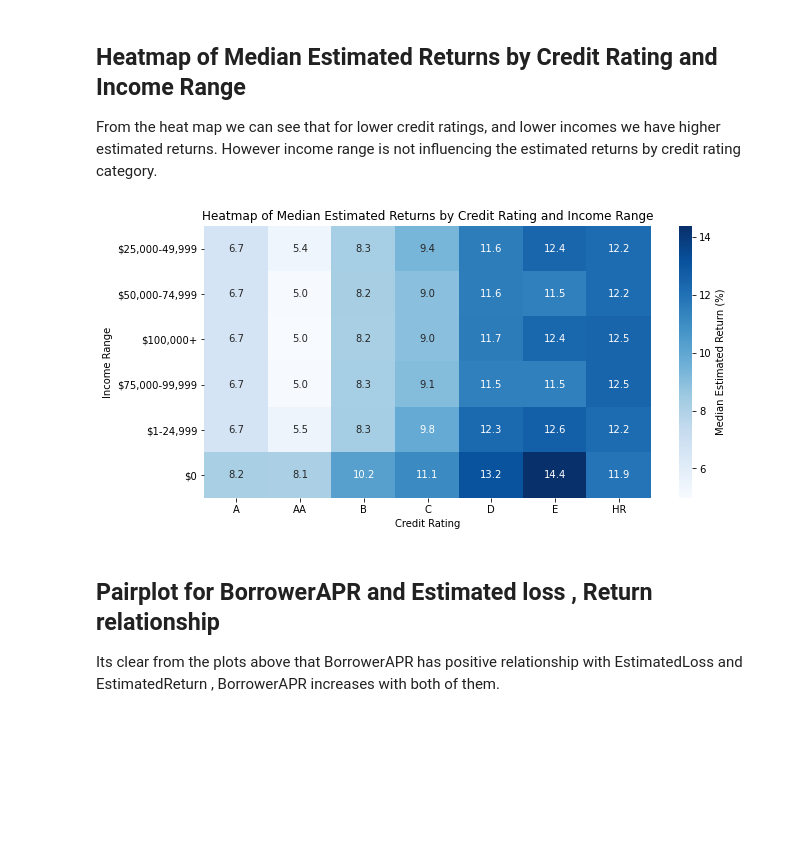
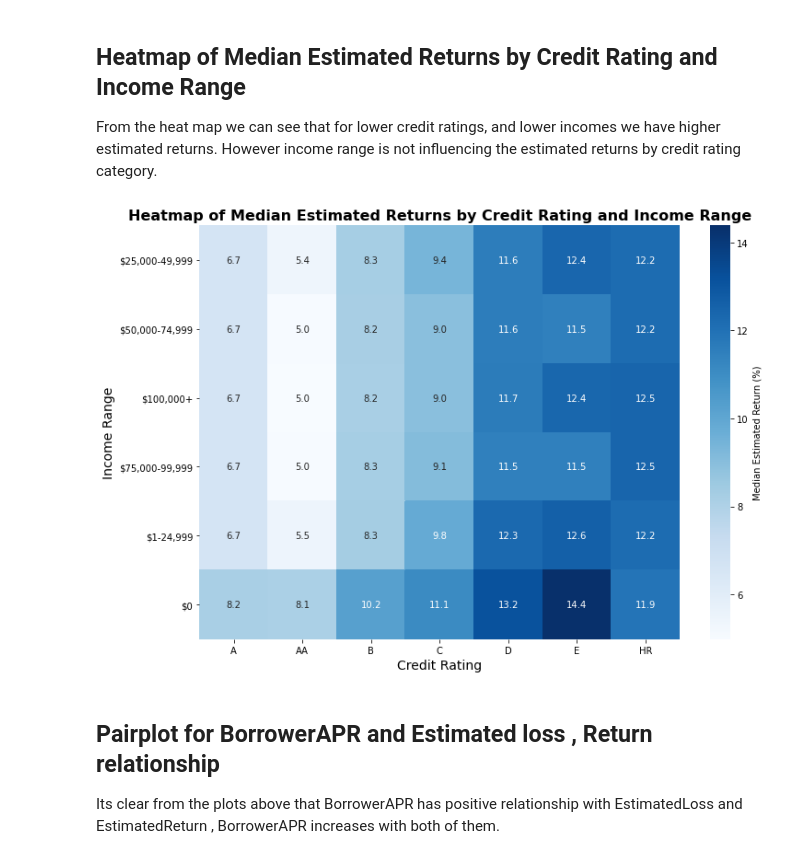
Before and after one commit to ujwalakale/prosper-loan-dataset-findings, a Jupyter notebook: slide_deck_template.ipynb, the cells around one changed output. Drawn from its saved outputs; the diff is of its cells as text; code cells hidden in the pictures; blank space fills up the shorter version.

```diff
--- a/slide_deck_template.ipynb
+++ b/slide_deck_template.ipynb
@@ -123,18 +122,18 @@ g.fig.suptitle("BorrowerAPR and LoanOriginalAmount relation with categorical Ter
 
 From the heat map we can see that for lower credit ratings, and lower incomes we have higher estimated returns. However income range is not influencing the estimated returns by credit rating category.
 # %%
-plt.figure(figsize = [10,5])
+plt.figure(figsize =  [11.69, 8.27])
 
 cat_med = df.groupby(['ProsperRatingCombined', 'IncomeRange']).median()['EstimatedReturn']*100
 cat_med = cat_med.reset_index(name = 'EstimatedReturnMedian')
 cat_med = cat_med.pivot(index = 'IncomeRange', columns = 'ProsperRatingCombined', values = 'EstimatedReturnMedian')
 
 sb.heatmap(cat_med, annot = True, fmt = '.1f', cmap = "Blues", cbar_kws = {'label' : 'Median Estimated Return (%)'})
-plt.xlabel('Credit Rating')
-plt.ylabel('Income Range')
-plt.title('Heatmap of Median Estimated Returns by Credit Rating and Income Range');
+plt.xlabel('Credit Rating',fontsize='14')
+plt.ylabel('Income Range',fontsize='14')
+plt.title('Heatmap of Median Estimated Returns by Credit Rating and Income Range',fontsize='16',fontweight='bold');
 # %% [output]
-[figure, old version]
+[figure, new version]
 # %% [markdown]
 ## Pairplot for BorrowerAPR and Estimated loss , Return relationship
 
```
Also changed, not shown: parts of 5 cells of this notebook.
